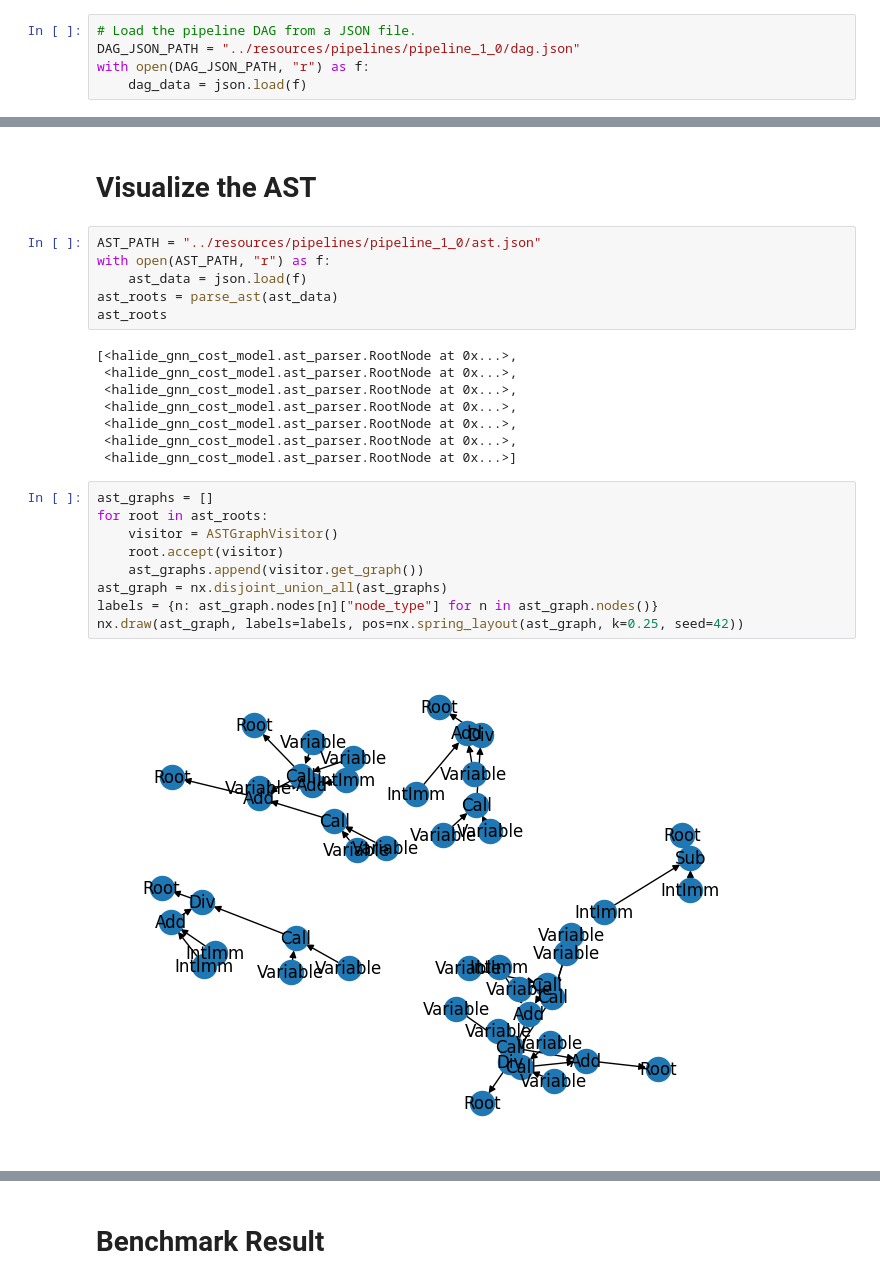
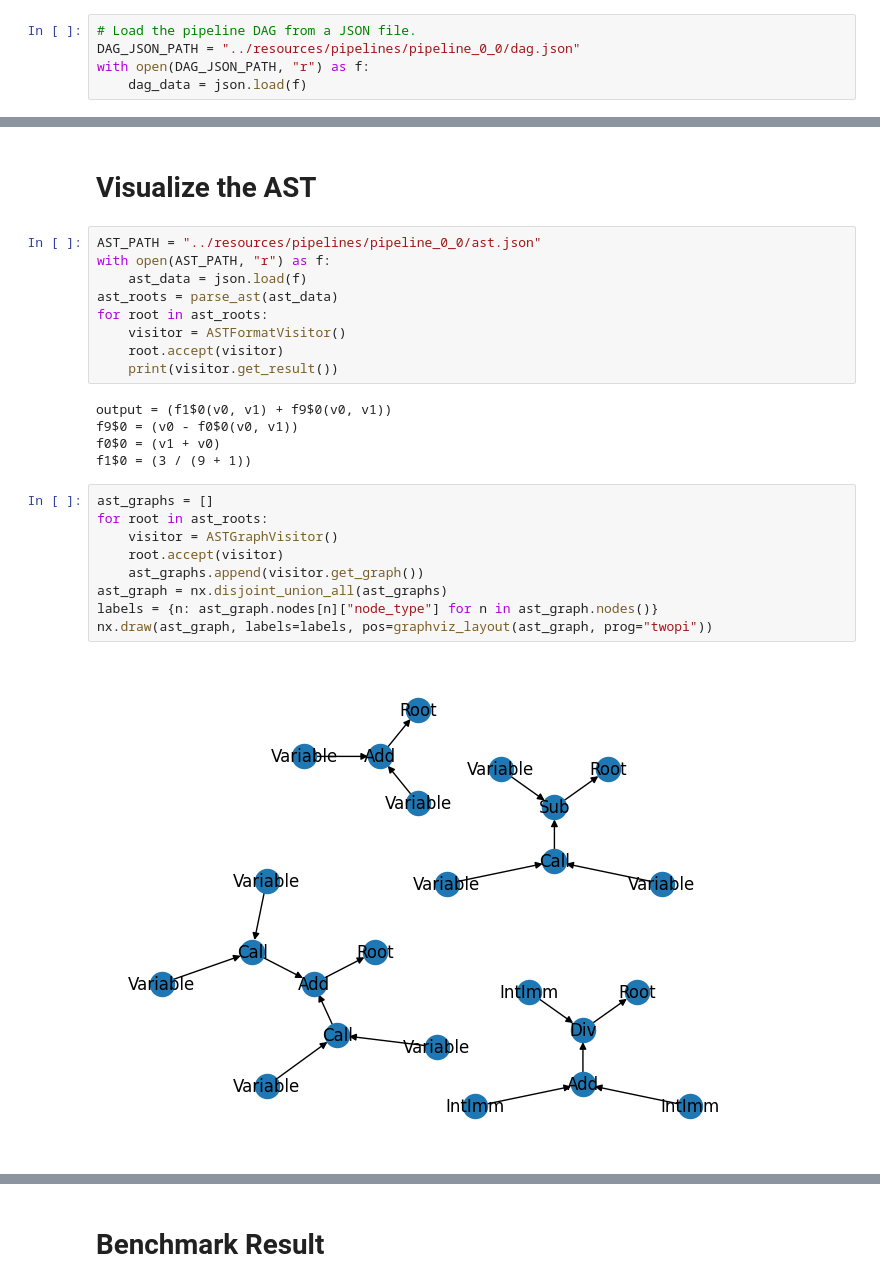
Before and after one commit to fangjunzhou/halide-gnn-cost-model, a Jupyter notebook: notebooks/dataset_playground.ipynb, the cells around one changed output, grey strips where cells are left out. Cells and saved outputs as stored; diff of their text form.

```diff
--- a/notebooks/dataset_playground.ipynb
+++ b/notebooks/dataset_playground.ipynb
@@ -13,7 +15,7 @@ from halide_gnn_cost_model.ast_parser import parse_ast, ASTFormatVisitor, ASTGra
 # Visualize a Pipeline DAG
 # %%
 # Load the pipeline DAG from a JSON file.
-DAG_JSON_PATH = "../resources/pipelines/pipeline_1_0/dag.json"
+DAG_JSON_PATH = "../resources/pipelines/pipeline_0_0/dag.json"
 with open(DAG_JSON_PATH, "r") as f:
     dag_data = json.load(f)
 # %%
@@ -47,27 +43,27 @@ func_name_to_id
 # %% [markdown]
 # Visualize the AST
 # %%
-AST_PATH = "../resources/pipelines/pipeline_1_0/ast.json"
+AST_PATH = "../resources/pipelines/pipeline_0_0/ast.json"
 with open(AST_PATH, "r") as f:
     ast_data = json.load(f)
 ast_roots = parse_ast(ast_data)
-ast_roots
+for root in ast_roots:
+    visitor = ASTFormatVisitor()
+    root.accept(visitor)
+    print(visitor.get_result())
 # %% [output]
-[<halide_gnn_cost_model.ast_parser.RootNode at 0x...>,
- <halide_gnn_cost_model.ast_parser.RootNode at 0x...>,
- <halide_gnn_cost_model.ast_parser.RootNode at 0x...>,
- <halide_gnn_cost_model.ast_parser.RootNode at 0x...>,
- <halide_gnn_cost_model.ast_parser.RootNode at 0x...>,
- <halide_gnn_cost_model.ast_parser.RootNode at 0x...>,
- <halide_gnn_cost_model.ast_parser.RootNode at 0x...>]
+output = (f1$0(v0, v1) + f9$0(v0, v1))
+f9$0 = (v0 - f0$0(v0, v1))
+f0$0 = (v1 + v0)
+f1$0 = (3 / (9 + 1))
 # %%
 ast_graphs = []
 for root in ast_roots:
     visitor = ASTGraphVisitor()
     root.accept(visitor)
     ast_graphs.append(visitor.get_graph())
 ast_graph = nx.disjoint_union_all(ast_graphs)
 labels = {n: ast_graph.nodes[n]["node_type"] for n in ast_graph.nodes()}
-nx.draw(ast_graph, labels=labels, pos=nx.spring_layout(ast_graph, k=0.25, seed=42))
+nx.draw(ast_graph, labels=labels, pos=graphviz_layout(ast_graph, prog="twopi"))
 # %% [output]
-[figure, old version]
+[figure, new version]
```
Also changed, not shown: parts of 12 cells of this notebook, 6 other files.
